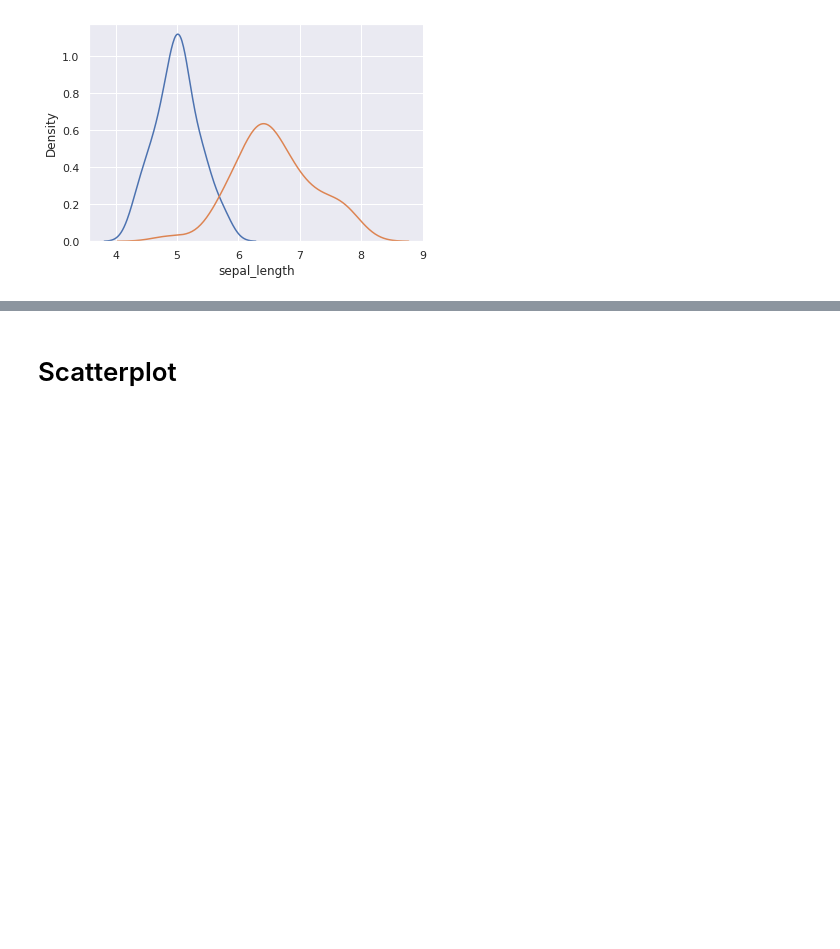
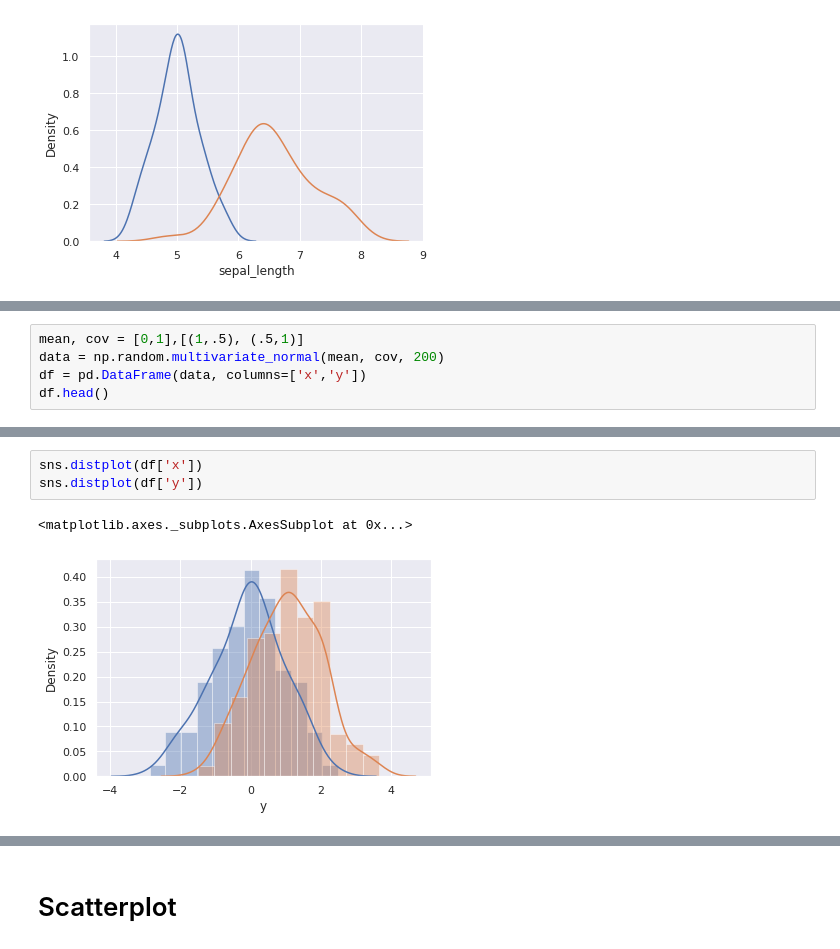
Before and after one commit to Jake0925/Seaborn, a Jupyter notebook: SeabornAll.ipynb, the cells around one changed output, grey strips where cells are left out. Cells and saved outputs as stored; diff of their text form; blank space fills up the shorter version.

```diff
--- a/SeabornAll.ipynb
+++ b/SeabornAll.ipynb
@@ -544,0 +564,5 @@ sns.scatterplot(data=df_setosa, x='sepal_length', y='sepal_width')
+# %%
+mean, cov = [0,1],[(1,.5), (.5,1)]
+data = np.random.multivariate_normal(mean, cov, 200)
+df = pd.DataFrame(data, columns=['x','y'])
+df.head()
@@ -544,0 +576,6 @@ sns.scatterplot(data=df_setosa, x='sepal_length', y='sepal_width')
+# %%
+sns.distplot(df['x'])
+sns.distplot(df['y'])
+# %% [output]
+<matplotlib.axes._subplots.AxesSubplot at 0x...>
+[figure, added]
```
Also changed, not shown: parts of 22 cells of this notebook.
